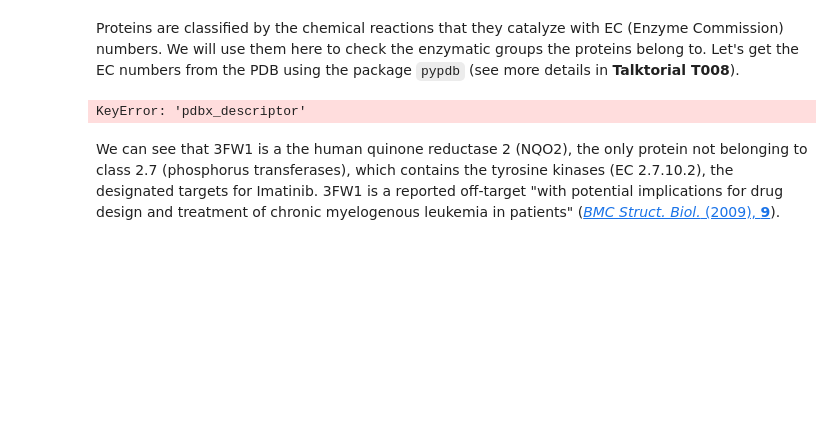
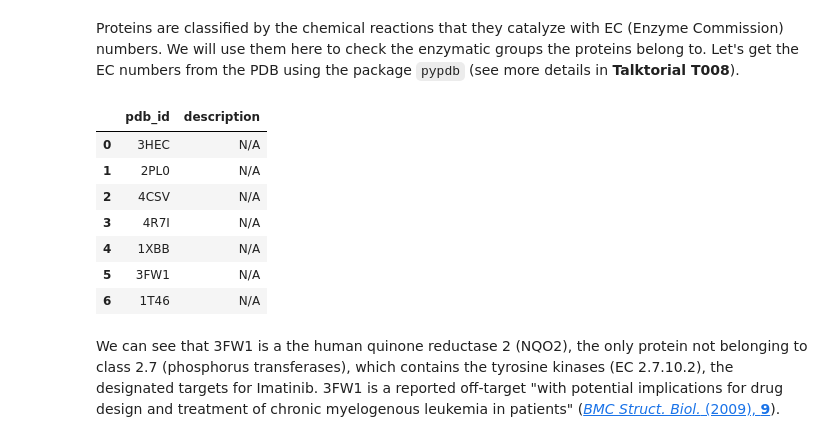
Before and after one commit to fourmodern/toc_tutorial_colab, a Jupyter notebook: teachopencadd/t010_talktorial.ipynb, the cells around one changed output. Saved outputs shown, nothing was run; the diff lists cells and outputs as text; code cells hidden in the pictures; blank space fills up the shorter version.

```diff
--- a/teachopencadd/t010_talktorial.ipynb
+++ b/teachopencadd/t010_talktorial.ipynb
@@ -622,19 +631,28 @@ Proteins are classified by the chemical reactions that they catalyze with EC (En
 # %%
 # NBVAL_CHECK_OUTPUT
 # Get EC numbers for PDB IDs from PDB
 pdbs_info = [pypdb.get_all_info(pdb_id) for pdb_id in pdb_ids]
-pdbx_descriptors = [pdb_info["struct"]["pdbx_descriptor"] for pdb_info in pdbs_info]
+pdbx_descriptors = [
+    pdb_info.get("struct", {}).get("pdbx_descriptor", "N/A") for pdb_info in pdbs_info
+]
 ec_numbers = pd.DataFrame(
     {
         "pdb_id": pdb_ids,
         "description": pdbx_descriptors,
     }
 )
 # Increase column width to fit all text
 pd.set_option("max_colwidth", 100)
 ec_numbers
 # %% [output]
-KeyError: 'pdbx_descriptor'
+|  | pdb_id | description |
+| 0 | 3HEC | N/A |
+| 1 | 2PL0 | N/A |
+| 2 | 4CSV | N/A |
+| 3 | 4R7I | N/A |
+| 4 | 1XBB | N/A |
+| 5 | 3FW1 | N/A |
+| 6 | 1T46 | N/A |
 # %% [markdown]
 We can see that 3FW1 is a the human quinone reductase 2 (NQO2), the only protein not belonging to class 2.7 (phosphorus transferases), which contains the tyrosine kinases (EC 2.7.10.2), the designated targets for Imatinib. 3FW1 is a reported off-target "with potential implications for drug design and treatment of chronic myelogenous leukemia in patients" ([<i>BMC Struct. Biol.</i> (2009), <b>9</b>](https://bmcstructbiol.biomedcentral.com/articles/10.1186/1472-6807-9-7)).
 # %% [markdown]
```
Also changed, not shown: parts of 4 cells of this notebook.
